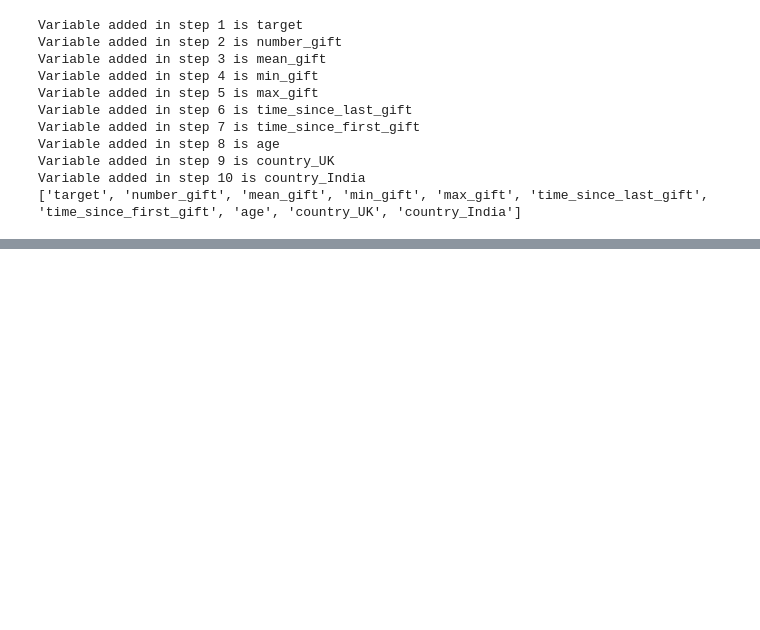
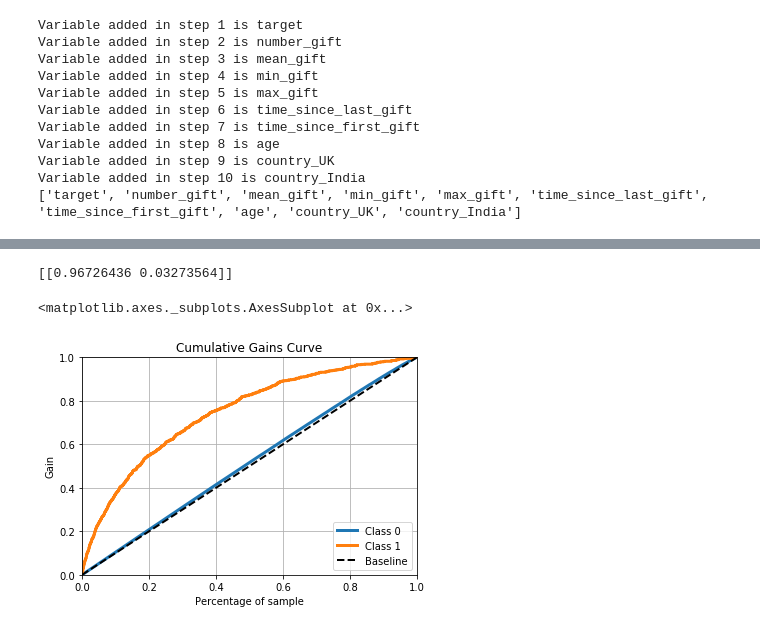
Before and after one commit to aysbt/DataCamp, a Jupyter notebook: Foundations_of_Predictive_Analytics_in_Python .ipynb, the cells around one changed output, grey strips where cells are left out. Saved outputs shown, nothing was run; the diff lists cells and outputs as text; code cells hidden in the pictures; blank space fills up the shorter version.

```diff
--- a/Foundations_of_Predictive_Analytics_in_Python .ipynb
+++ b/Foundations_of_Predictive_Analytics_in_Python .ipynb
@@ -293,0 +299,10 @@ Variable added in step 10 is country_India
+# %%
+X_basetable = basetable.drop('target', 1)
+y_basetable = basetable['target']
+# %%
+# Carry out 50-50 partititioning with stratification
+X_train, X_test, y_train, y_test = train_test_split(X_basetable, y_basetable, test_size=0.3, stratify = y)
+# %%
+# Create the final train and test basetables
+train = pd.concat([X_train, y_train], 1)
+test  = pd.concat([X_test, y_test], 1)
@@ -293,0 +387,19 @@ Variable added in step 10 is country_India
+# %%
+import scikitplot as skplt
+model_1_variable = ['time_since_last_gift', 'max_gift', 'min_gift','mean_gift', 'number_gift']
+
+model_1_feture_train = train[model_1_variable]
+model_1_target_train = train['target']
+
+logreg.fit(model_1_feture_train, model_1_target_train)
+model_1_train = logreg.predict_proba(model_1_feture_train)
+#prediction_model_1_train = logreg.predict_proba(model_1_feture_train)[:1]
+#auc_score_model_1 = roc_auc_score(model_1_target_train, prediction_model_1_train)
+#print(auc_score_model_1)
+# %%
+print(prediction_model_1_train)
+skplt.metrics.plot_cumulative_gain(model_1_target_train,model_1_train)
+# %% [output]
+[[0.96726436 0.03273564]]
+<matplotlib.axes._subplots.AxesSubplot at 0x...>
+[figure, added]
```
Also changed, not shown: parts of 22 cells of this notebook.
